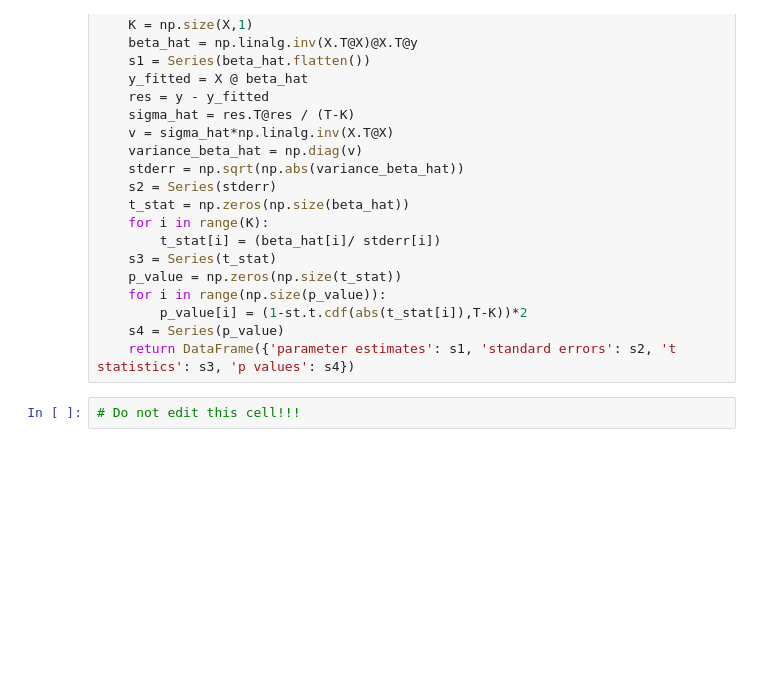
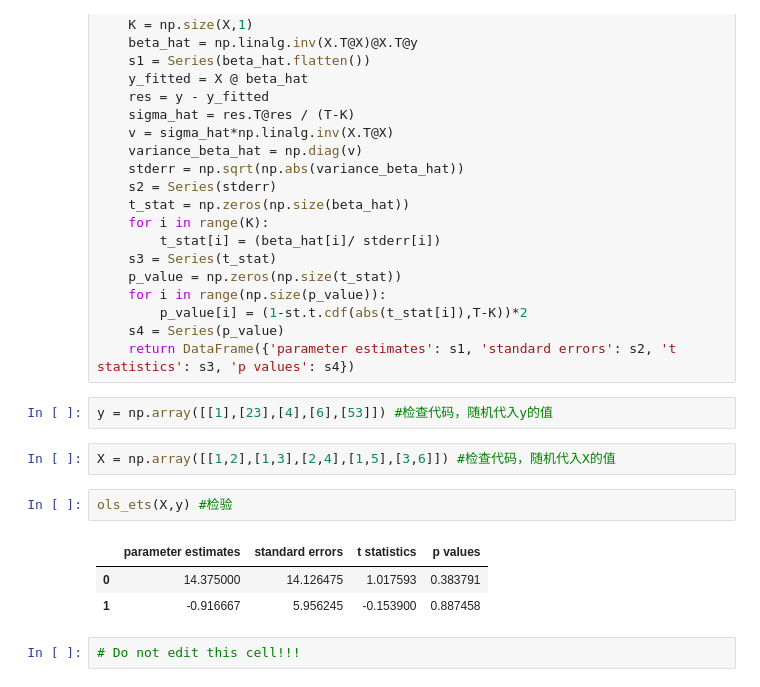
Before and after one commit to Ziyi-Deng/py_cw, a Jupyter notebook: Ziyi Deng ECON2048CW.ipynb, the cells around one changed output. Drawn from its saved outputs; the diff is of its cells as text; blank space fills up the shorter version.

```diff
--- a/Ziyi Deng ECON2048CW.ipynb
+++ b/Ziyi Deng ECON2048CW.ipynb
@@ -128,6 +128,16 @@ def ols_ets(X,y):
         p_value[i] = (1-st.t.cdf(abs(t_stat[i]),T-K))*2
     s4 = Series(p_value)
     return DataFrame({'parameter estimates': s1, 'standard errors': s2, 't statistics': s3, 'p values': s4})
+# %%
+y = np.array([[1],[23],[4],[6],[53]]) #检查代码，随机代入y的值
+# %%
+X = np.array([[1,2],[1,3],[2,4],[1,5],[3,6]]) #检查代码，随机代入X的值
+# %%
+ols_ets(X,y) #检验
+# %% [output]
+|  | parameter estimates | standard errors | t statistics | p values |
+| 0 | 14.375000 | 14.126475 | 1.017593 | 0.383791 |
+| 1 | -0.916667 | 5.956245 | -0.153900 | 0.887458 |
 # %%
 # Do not edit this cell!!!
 # %% [markdown]
```
Also changed, not shown: parts of 5 cells of this notebook.
